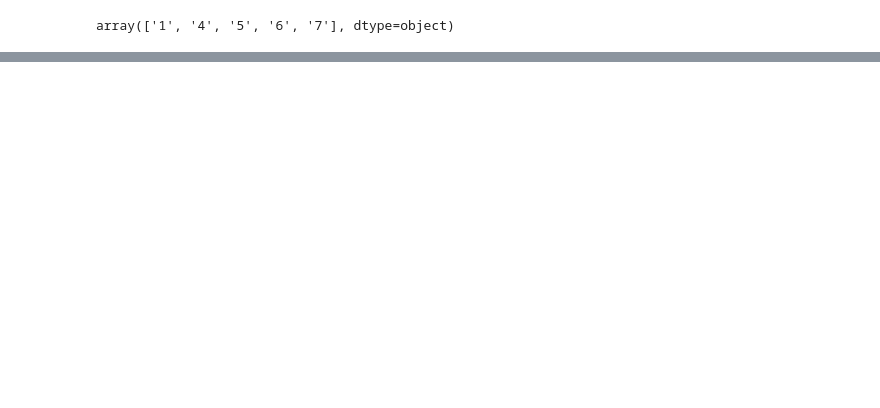
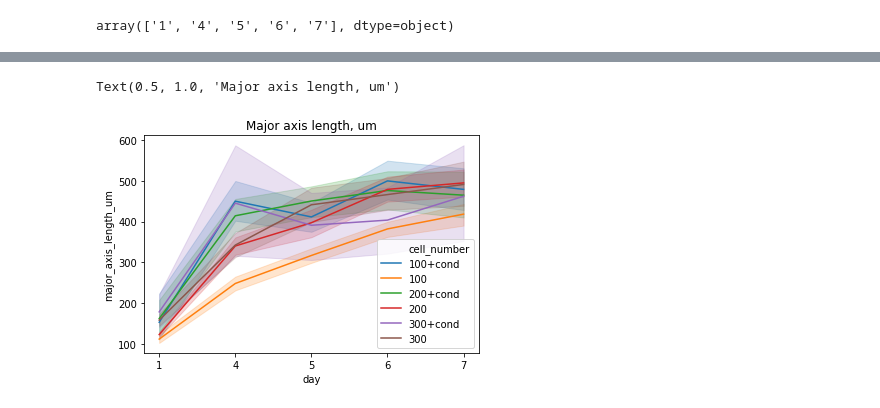
Before and after one commit to aaristov/nd2tools, a Jupyter notebook: organoid_shape_stats.ipynb, the cells around one changed output, grey strips where cells are left out. Cells and saved outputs as stored; diff of their text form; code cells hidden in the pictures; blank space fills up the shorter version.

```diff
--- a/organoid_shape_stats.ipynb
+++ b/organoid_shape_stats.ipynb
@@ -100,0 +121,6 @@ cell num 300+cond001
+# %%
+sns.lineplot(x='day', y='major_axis_length_um', hue='cell_number',data=dfs_all)
+plt.title('Major axis length, um')
+# %% [output]
+Text(0.5, 1.0, 'Major axis length, um')
+[figure, added]
```
Also changed, not shown: parts of 8 cells of this notebook.
